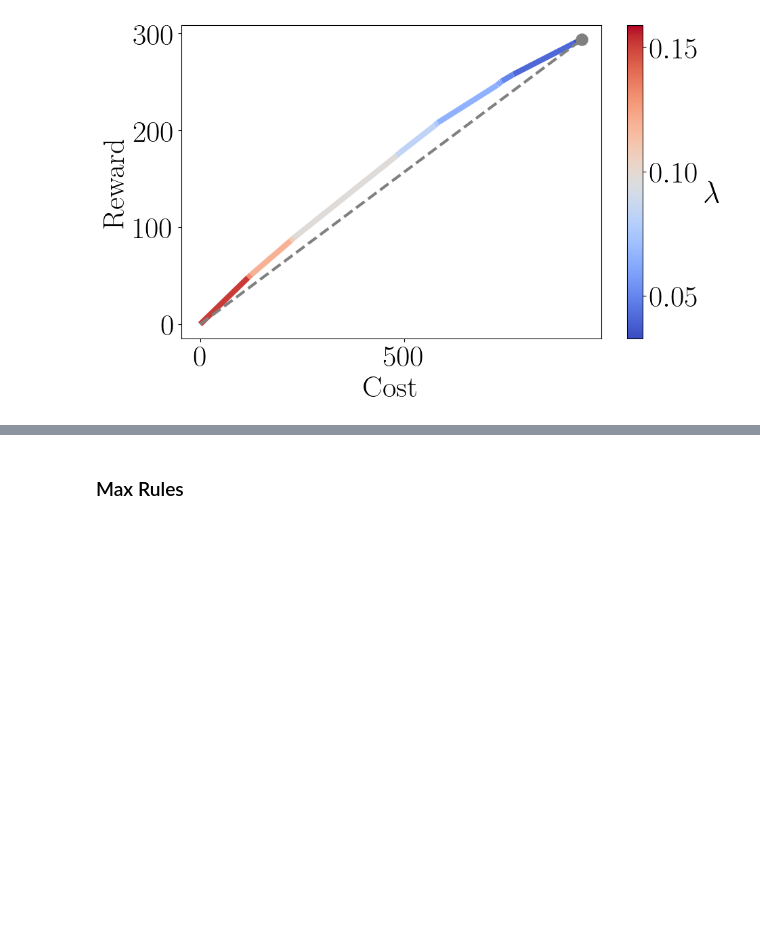
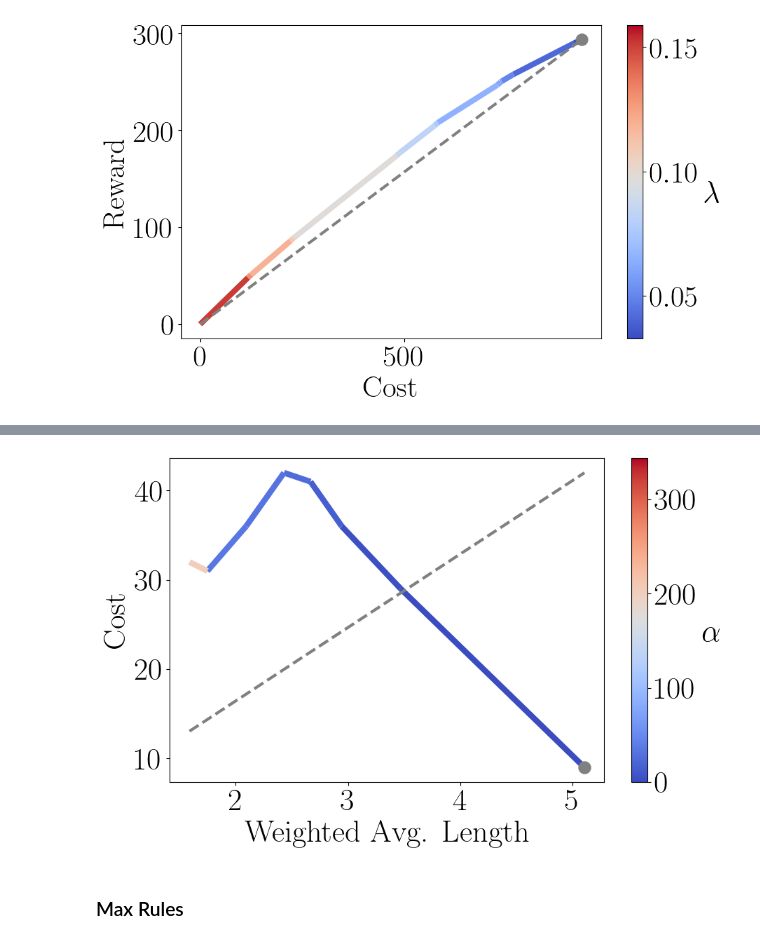
Before and after one commit to kevinqnb/interpretable-clustering, a Jupyter notebook: examples/experiments.ipynb, the cells around one changed output, grey strips where cells are left out. Cells and saved outputs as stored; diff of their text form; code cells hidden in the pictures; blank space fills up the shorter version.

```diff
--- a/examples/experiments.ipynb
+++ b/examples/experiments.ipynb
@@ -260,0 +263,6 @@ plt.show()
+# %%
+# Load experiment results
+ref = ''
+fname = "../data/experiments/" + dataset + "/alphas/exp" + ref + ".json"
+with open(fname, 'r') as f:
+    alpha_dict = json.load(f)
@@ -261,3 +284,88 @@ plt.show()
+# %%
+objective_cost_dict = {
+    'coverage-mistake': {'cost2': 'weighted-avg-length', 'cost1': 'mistakes'},
+    'total-coverage-mistake': {'cost2': 'weighted-avg-length', 'cost1': 'mistakes'},
+    'coverage-cost': {'cost2': 'weighted-avg-length', 'cost1': 'rule-clustering-cost'},
+    'total-coverage-cost': {'cost2': 'weighted-avg-length', 'cost1': 'rule-clustering-cost'},
+}
+
+module = "dscluster; coverage-mistake; ensemble"
+rule_type = module.split(';')[2].strip()
+objective_type = module.split(';')[1].strip()
+cost1 = objective_cost_dict[objective_type]['cost1']
+cost2 = objective_cost_dict[objective_type]['cost2']
+
+alpha_vals = np.sort(np.array(list(alpha_dict['modules'][module][cost1].keys()), dtype=float))
+z = alpha_vals
+x = np.array([alpha_dict['modules'][module][cost2][str(l)] for l in z])
+y = np.array([alpha_dict['modules'][module][cost1][str(l)] for l in z])
+
+if x[0] == 0:
+    A = np.inf
+else:
+    A = y[0] / x[0]
+B = -1.0
+dists = np.zeros_like(x)
+for i, x_i in enumerate(x):
+    y_i = y[i]
+    if A == np.inf:
+        dists[i] = -x_i  # signed distance to vertical line (positive to the right)
+    else:
+        # Signed distance: positive above the line, negative below
+        dists[i] = -1 * (A * x_i + B * y_i) / np.sqrt(A**2 + B**2)
+
+best_alpha_idx = np.argmax(dists)
+
+
+#obj_evals = y - z * x
+#best_lambda_idx = np.argmax(obj_evals)
+
+best_alpha_idx = 0
+
+best_alpha = z[best_alpha_idx]
+
+points = np.array([x, y]).T.reshape(-1, 1, 2)
+segments = np.concatenate([points[:-1], points[1:]], axis=1)
+
+fig, ax = plt.subplots(figsize=(10, 6))
+norm = plt.Normalize(z.min(), z.max())
+lc = LineCollection(segments, cmap='coolwarm', norm=norm)
+lc.set_array(z)
+lc.set_linewidth(6)
+line = ax.add_collection(lc)
+
+x_ = np.linspace(min(x), max(x), 10)
+
+if max(x) != 0:
+    y_ = x_ * (max(y) / max(x))
+    plt.plot(x_, y_, linestyle='dashed', color='gray', linewidth=3)
+
+plt.scatter(
+    x[best_alpha_idx],
+    y[best_alpha_idx],
+    color='grey',
+    s=150,
+    zorder=5,
+    label=r'Best $\alpha$ = %.2f' % best_alpha
+)
+
+cbar = fig.colorbar(line, ax=ax)
+cbar.set_label(r'$\alpha$', rotation=0, labelpad=15)
+
+#ax.set_xlim(-2, x.max() + 2)
+#ax.set_ylim(-2, y.max() + 2)
+ax.set_xlabel('Weighted Avg. Length')
+ax.set_ylabel('Cost')
+#plt.title('Coverage Mistake Objective')
+#ax.set_title('Line Plot Colored by Z Values')
+#plt.savefig(
+#    "../figures/" + dataset + "/lambdas/" + bin_type  + "_" + reward + "_" + cost + ".png",
+#    bbox_inches='tight'
+#)
+
+plt.show()
+# %% [output]
+[figure, added]
 # %% [markdown]
 ### Max Rules
 # %%
```
Also changed, not shown: parts of 6 cells of this notebook, 22 other files.
